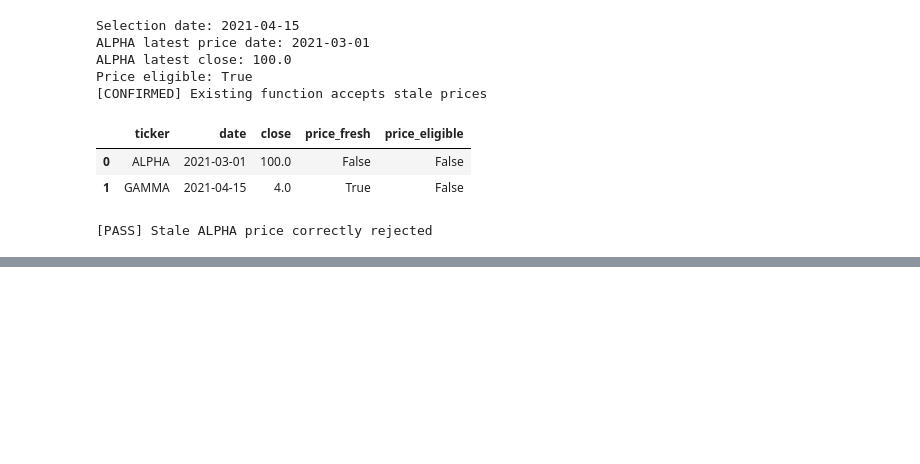
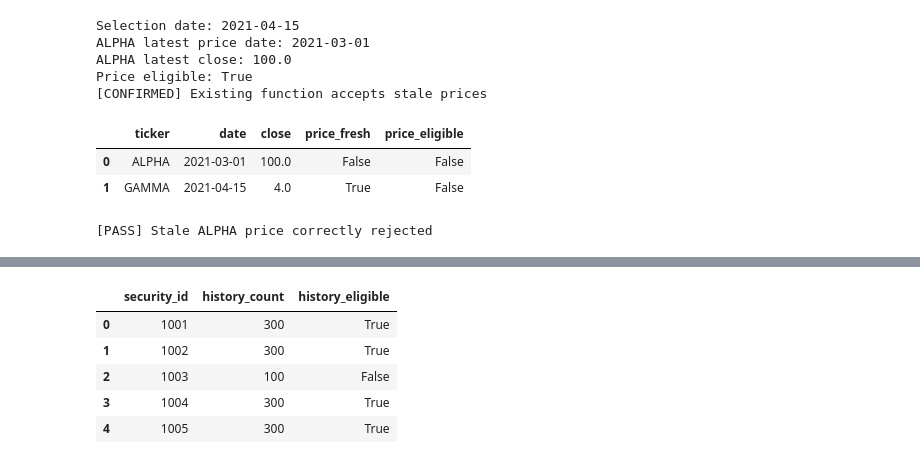
Before and after one commit to XiaoyuZou0915/equity-alpha-research, a Jupyter notebook: notebooks/02_pit_universe.ipynb, the cells around one changed output, grey strips where cells are left out. Drawn from its saved outputs; the diff is of its cells as text; code cells hidden in the pictures; blank space fills up the shorter version.

```diff
--- a/notebooks/02_pit_universe.ipynb
+++ b/notebooks/02_pit_universe.ipynb
@@ -998,0 +1251,58 @@ print("[PASS] Stale ALPHA price correctly rejected")
+# %%
+# Week 2 Day 7 — Step 3.2
+# Point-in-Time Minimum History Check
+
+def get_pit_history(
+    daily_prices,
+    as_of_date,
+    min_history=252
+):
+    as_of_date = pd.Timestamp(as_of_date)
+
+    history = daily_prices.loc[
+        daily_prices["date"] <= as_of_date
+    ].copy()
+
+    # Duplicate records should not inflate history counts
+    if history.duplicated(
+        ["security_id", "date"]
+    ).any():
+        raise ValueError(
+            "Duplicate security-date records"
+        )
+
+    # Only count valid closing prices
+    history["valid_close"] = (
+        history["close"].notna()
+        & (history["close"] > 0)
+    )
+
+    summary = (
+        history.groupby("security_id")
+        .agg(
+            history_count=("valid_close", "sum")
+        )
+        .reset_index()
+    )
+
+    summary["history_eligible"] = (
+        summary["history_count"] >= min_history
+    )
+
+    return summary
+
+
+history_summary = get_pit_history(
+    extended_prices,
+    as_of_date=extended_dates[-1],
+    min_history=252
+)
+
+display(history_summary)
+# %% [output]
+|  | security_id | history_count | history_eligible |
+| 0 | 1001 | 300 | True |
+| 1 | 1002 | 300 | True |
+| 2 | 1003 | 100 | False |
+| 3 | 1004 | 300 | True |
+| 4 | 1005 | 300 | True |
```
Also changed, not shown: parts of 11 cells of this notebook, 2 other files.
